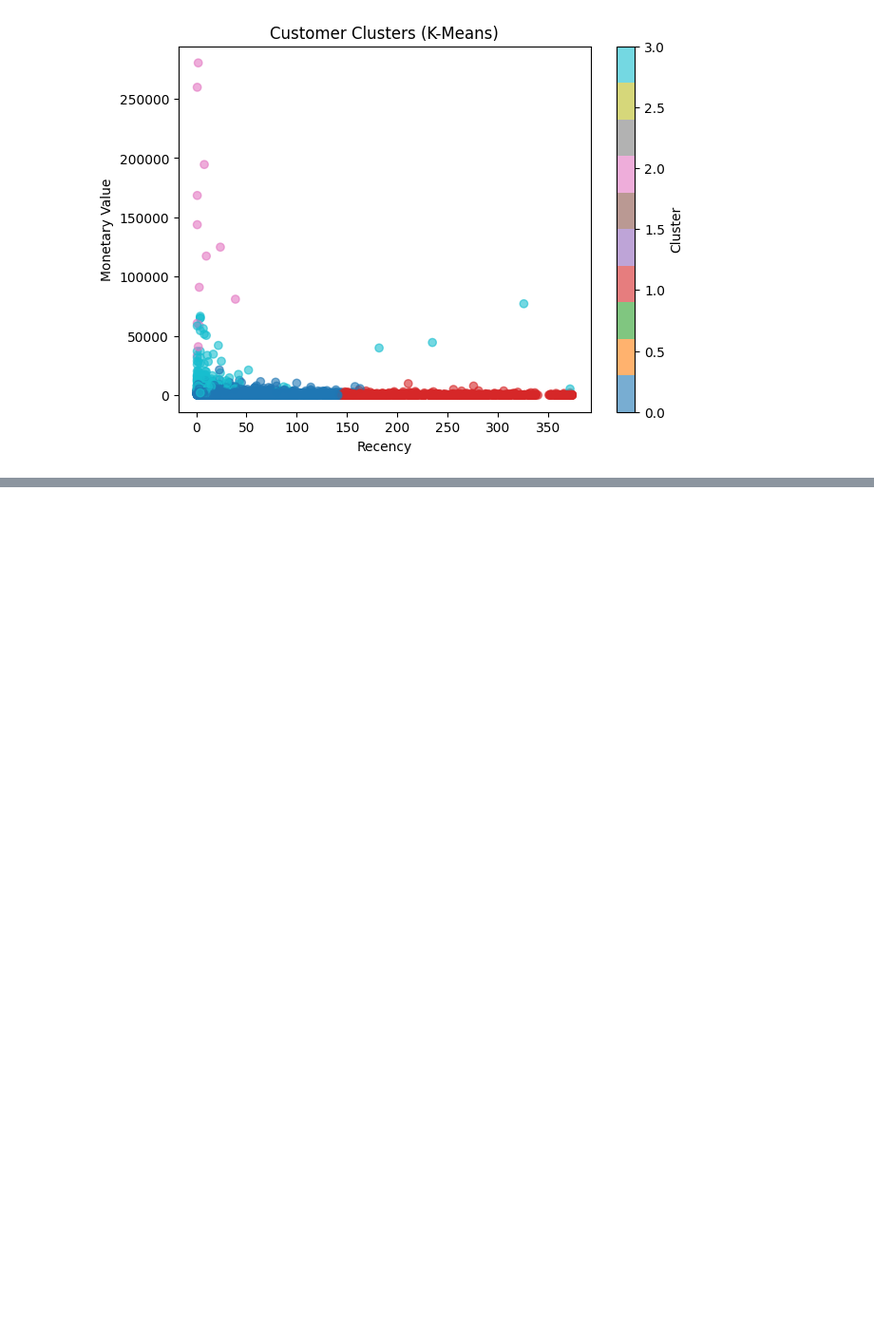
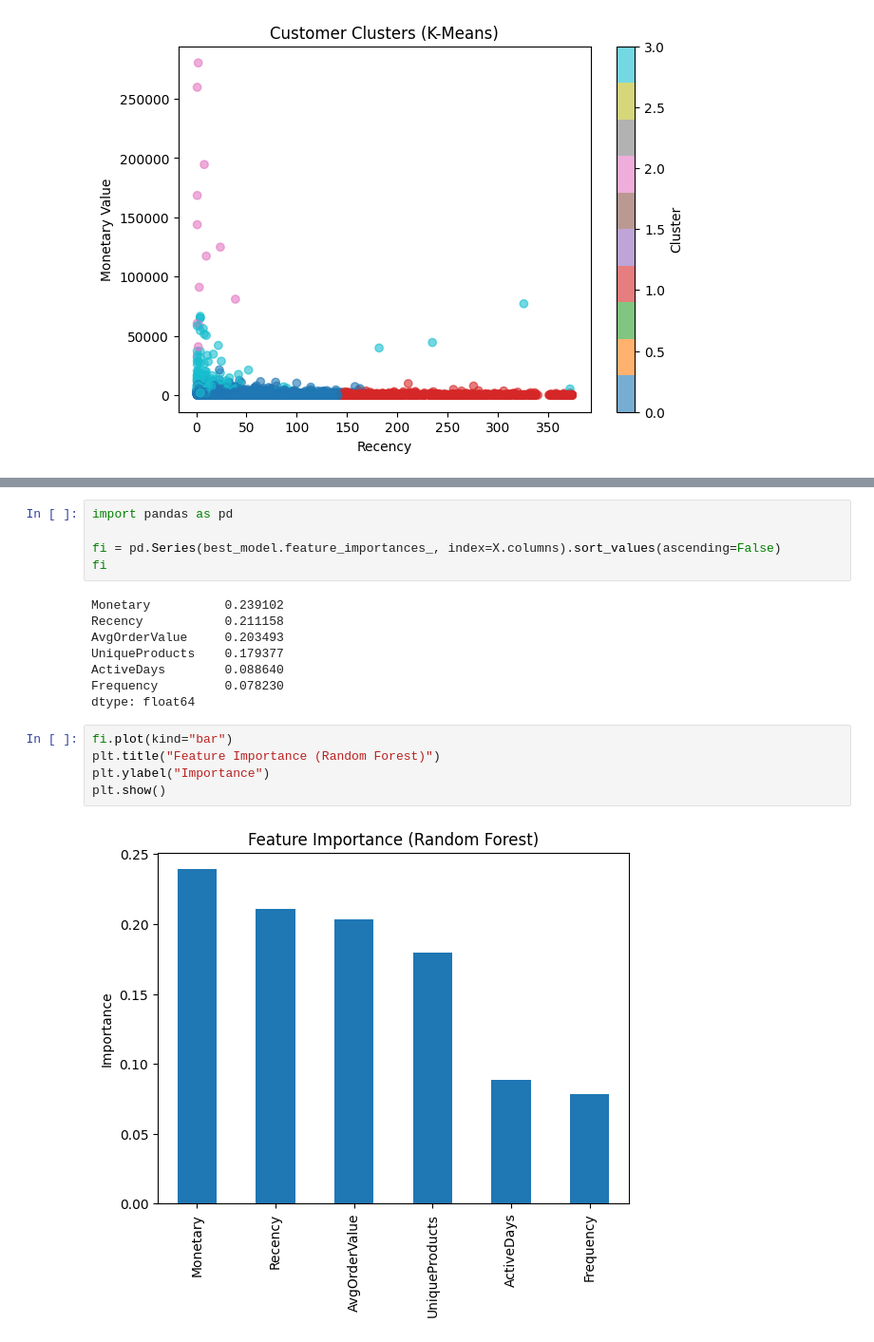
Before and after one commit to wantedchicken/customer-segmentation-and-retention-analysis, a Jupyter notebook: notebooks/customer_segmentation.ipynb, the cells around one changed output, grey strips where cells are left out. Shown at 95% size. Drawn from its saved outputs; the diff is of its cells as text; blank space fills up the shorter version.

```diff
--- a/notebooks/customer_segmentation.ipynb
+++ b/notebooks/customer_segmentation.ipynb
@@ -326,0 +470,20 @@ plt.show()
+# %%
+import pandas as pd
+
+fi = pd.Series(best_model.feature_importances_, index=X.columns).sort_values(ascending=False)
+fi
+# %% [output]
+Monetary          0.239102
+Recency           0.211158
+AvgOrderValue     0.203493
+UniqueProducts    0.179377
+ActiveDays        0.088640
+Frequency         0.078230
+dtype: float64
+# %%
+fi.plot(kind="bar")
+plt.title("Feature Importance (Random Forest)")
+plt.ylabel("Importance")
+plt.show()
+# %% [output]
+[figure, added]
```
Also changed, not shown: parts of 7 cells of this notebook, 1 other file.
